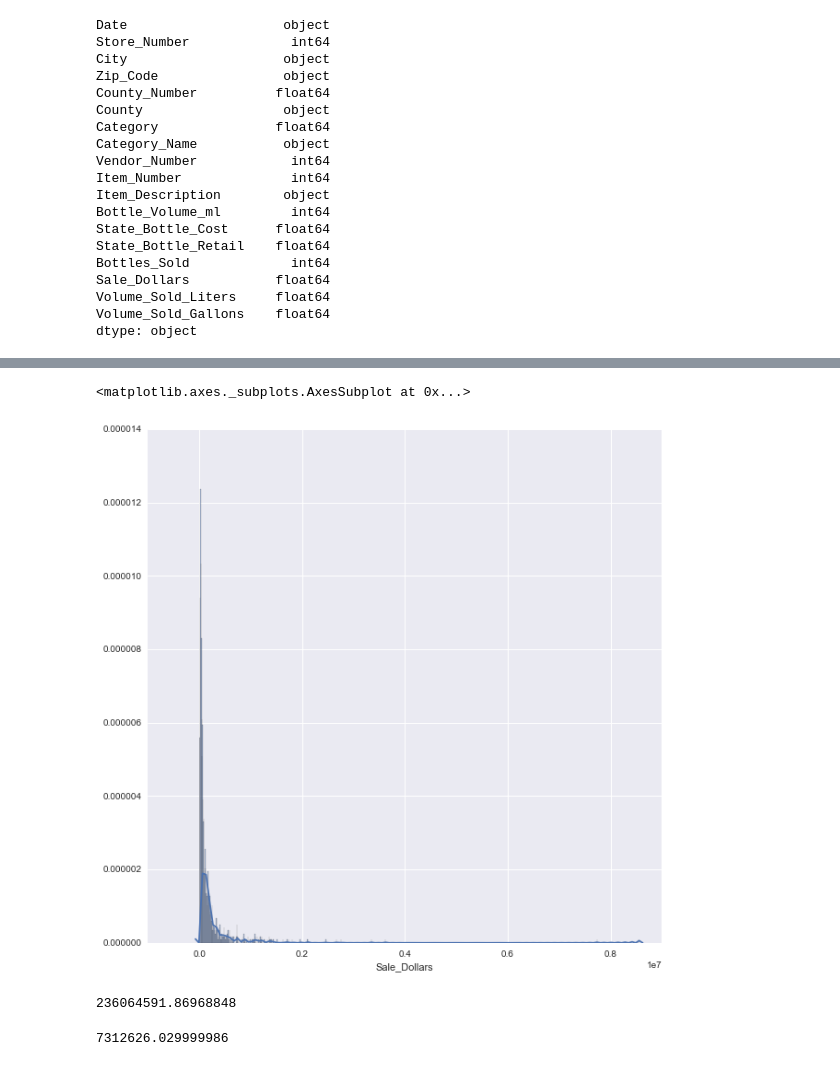
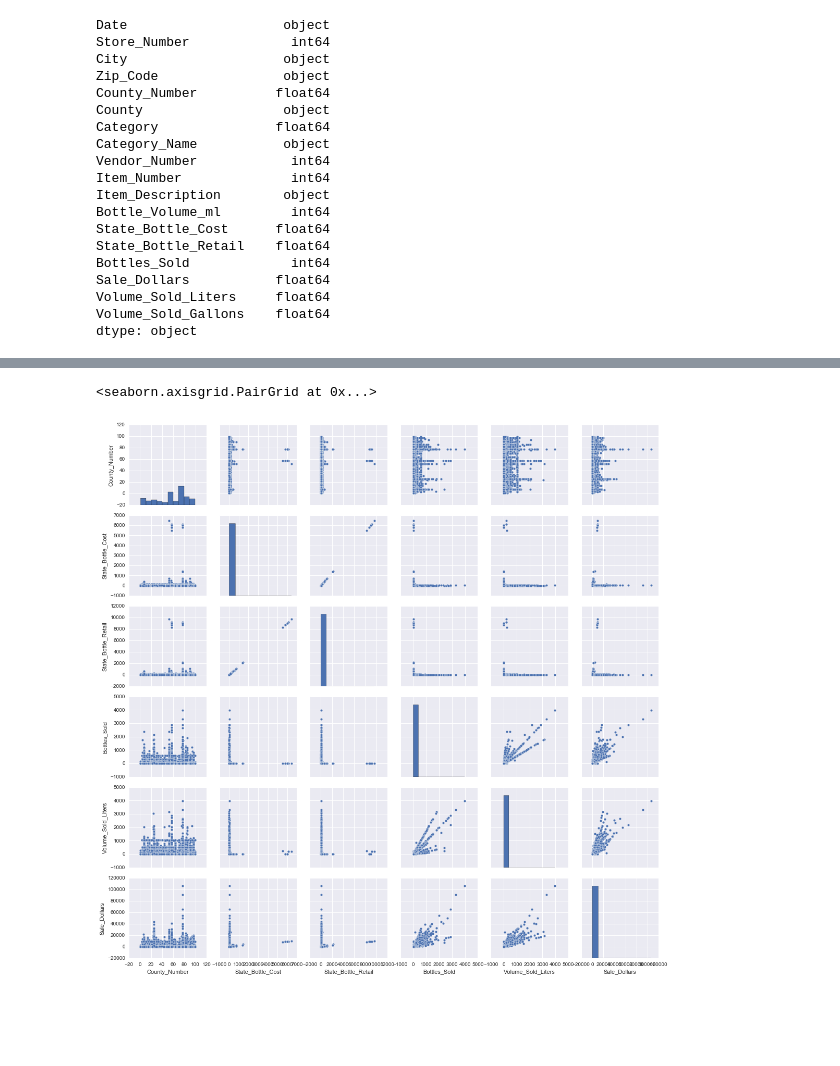
Before and after one commit to sambozek/DSI-SF-1-sebozek, a Jupyter notebook: projects/project-03/Project 3 WIP.ipynb, the cells around one changed output, grey strips where cells are left out. Cells and saved outputs as stored; diff of their text form; code cells hidden in the pictures; blank space fills up the shorter version.

```diff
--- a/projects/project-03/Project 3 WIP.ipynb
+++ b/projects/project-03/Project 3 WIP.ipynb
@@ -63,0 +41,2 @@ liquor_test.head()
+# %%
+liquor.columns = new_cols #          # Assign Current Columns to New Name
@@ -66,8 +54,8 @@ dollar_columns = ['State_Bottle_Cost',      # Pull cols with dollar values
                   'State_Bottle_Retail',
                   'Sale_Dollars']
 
-liquor_test[dollar_columns] = \
-liquor_test[dollar_columns].replace(        # Replace:
+liquor[dollar_columns] = \
+liquor[dollar_columns].replace(             # Replace:
     '[\$,]',                                # Dollar signs with:
     "",regex=True                           # Empty Space and
 ).astype(float)                             # Assign to float
@@ -115,3 +111,12 @@ dtype: object
 |Sale_Dollars|Total Price of Sale in Dollars|Interval|
 |Volume_Sold_Liters|Volume of Alcohol Sold in Liters|Interval|
 |Volume_Sold_Gallons|Volume of Alcohol Sold in Gallons|Interval|
+# %%
+liquor['Date'] = pd.to_datetime(liquor['Date'])                   # Convert to DateTime
+# %%
+liquor = liquor[['Date',                                          # Sale dates to split into 2015/2016
+                 'County_Number','County',                        # County identifiers
+                 'State_Bottle_Cost', 'State_Bottle_Retail',      # Costs of bottles sold
+                 'Bottles_Sold', 'Volume_Sold_Liters',            # Measures of how much was sold
+                 'Sale_Dollars'                                   # Amount of total sales
+                ]]
@@ -118 +136,6 @@ dtype: object
+# %%
+sns.pairplot(liquor)
+# %% [output]
+<seaborn.axisgrid.PairGrid at 0x...>
+[figure, added]
 # %%
@@ -120,15 +143,9 @@ sale_Dollars = liquor_test[['County','Store_Number','Sale_Dollars']].groupby(['C
 # %%
 plt.figure(figsize=(10,10))
-sns.distplot(sale_Dollars['Sale_Dollars'],bins=1000)
+
+sns.distplot(sale_Dollars)
-# %% [output]
-<matplotlib.axes._subplots.AxesSubplot at 0x...>
-[figure, removed]
 # %%
 # (liquor_test['Sale_Dollars'][liquor_test['Sale_Dollars'] < 15000]).sum()
-(liquor_test['Sale_Dollars'][liquor_test['Sale_Dollars'] < 10000]).sum()
+(liquor['Sale_Dollars'][liquor['Sale_Dollars'] < 10000]).sum()
-# %% [output]
-236064591.86968848
 # %%
-(liquor_test['Sale_Dollars'][liquor_test['Sale_Dollars'] > 10000]).sum()
+(liquor['Sale_Dollars'][liquor['Sale_Dollars'] > 10000]).sum()
-# %% [output]
-7312626.029999986
```
Also changed, not shown: parts of 40 cells of this notebook, 4 other files.
